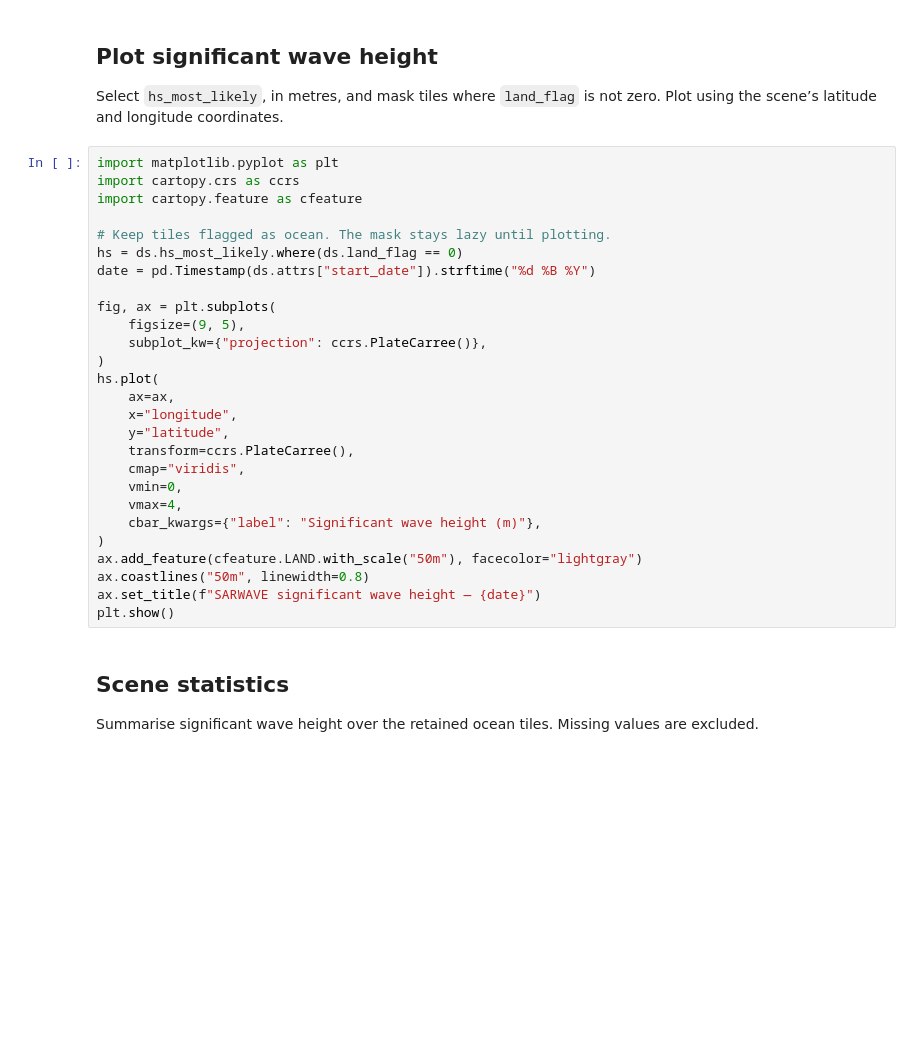
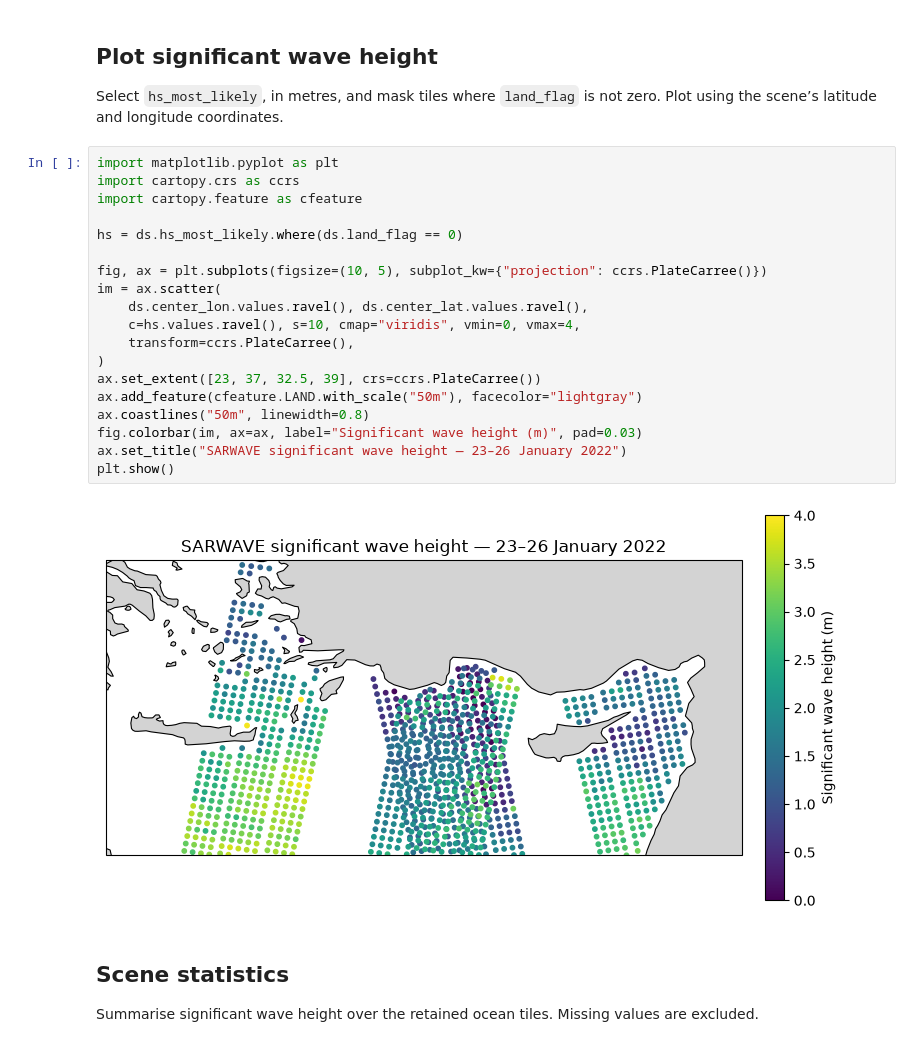
Before and after one commit to ESA-EarthCODE/ocean_hackathon, a Jupyter notebook: 1_Datasets/sarwave/access.ipynb, the cells around one changed output. Cells and saved outputs as stored; diff of their text form; blank space fills up the shorter version.

```diff
--- a/1_Datasets/sarwave/access.ipynb
+++ b/1_Datasets/sarwave/access.ipynb
@@ -35,30 +107,24 @@ Select `hs_most_likely`, in metres, and mask tiles where `land_flag` is not zero
 # %%
 import matplotlib.pyplot as plt
 import cartopy.crs as ccrs
 import cartopy.feature as cfeature
 
-# Keep tiles flagged as ocean. The mask stays lazy until plotting.
 hs = ds.hs_most_likely.where(ds.land_flag == 0)
-date = pd.Timestamp(ds.attrs["start_date"]).strftime("%d %B %Y")
 
-fig, ax = plt.subplots(
-    figsize=(9, 5),
-    subplot_kw={"projection": ccrs.PlateCarree()},
+fig, ax = plt.subplots(figsize=(10, 5), subplot_kw={"projection": ccrs.PlateCarree()})
+im = ax.scatter(
+    ds.center_lon.values.ravel(), ds.center_lat.values.ravel(),
+    c=hs.values.ravel(), s=10, cmap="viridis", vmin=0, vmax=4,
+    transform=ccrs.PlateCarree(),
 )
-hs.plot(
-    ax=ax,
-    x="longitude",
-    y="latitude",
-    transform=ccrs.PlateCarree(),
-    cmap="viridis",
-    vmin=0,
-    vmax=4,
-    cbar_kwargs={"label": "Significant wave height (m)"},
-)
+ax.set_extent([23, 37, 32.5, 39], crs=ccrs.PlateCarree())
 ax.add_feature(cfeature.LAND.with_scale("50m"), facecolor="lightgray")
 ax.coastlines("50m", linewidth=0.8)
-ax.set_title(f"SARWAVE significant wave height — {date}")
+fig.colorbar(im, ax=ax, label="Significant wave height (m)", pad=0.03)
+ax.set_title("SARWAVE significant wave height — 23–26 January 2022")
 plt.show()
+# %% [output]
+[figure, added]
 # %% [markdown]
 ## Scene statistics
 
```
Also changed, not shown: parts of 11 cells of this notebook.
